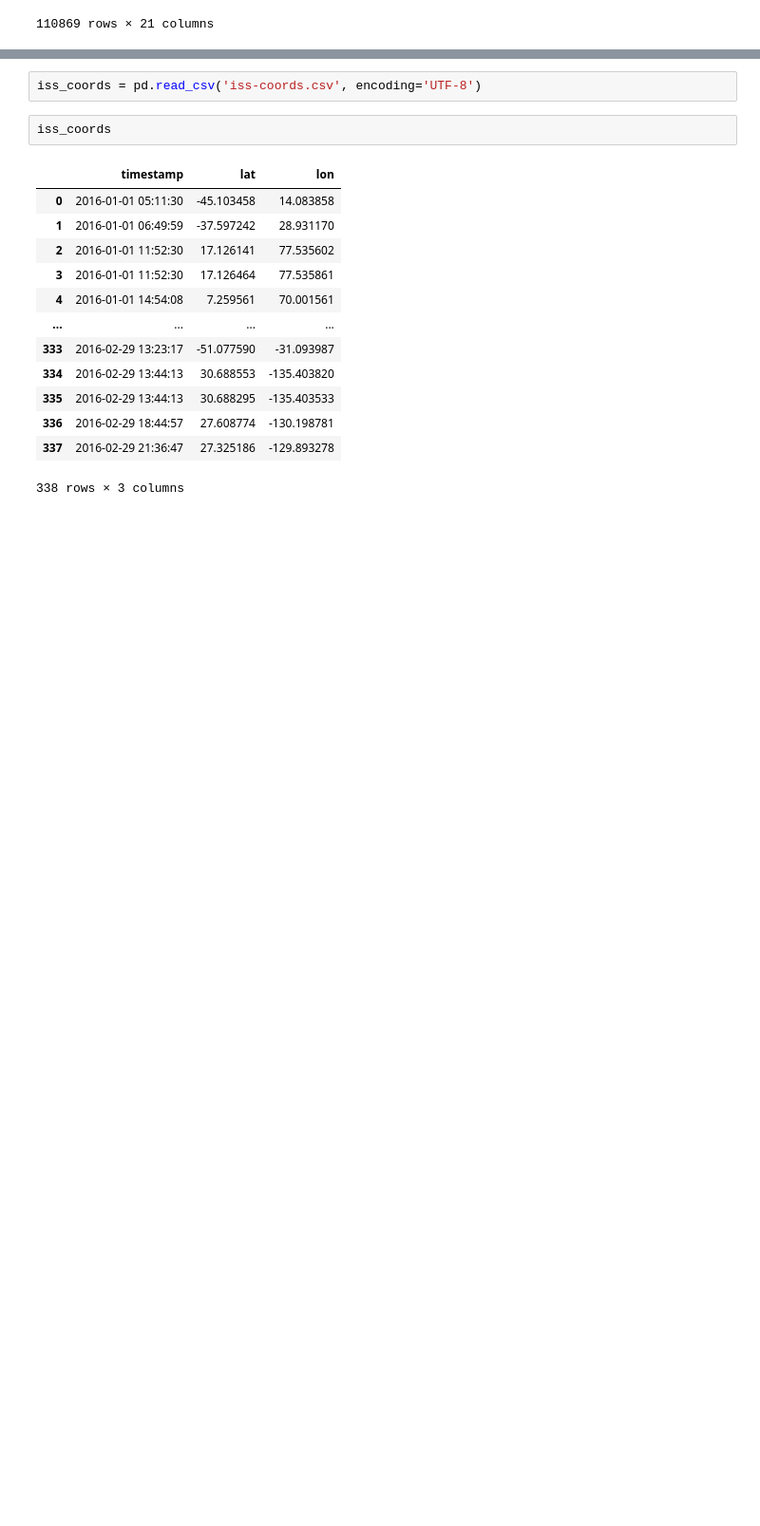
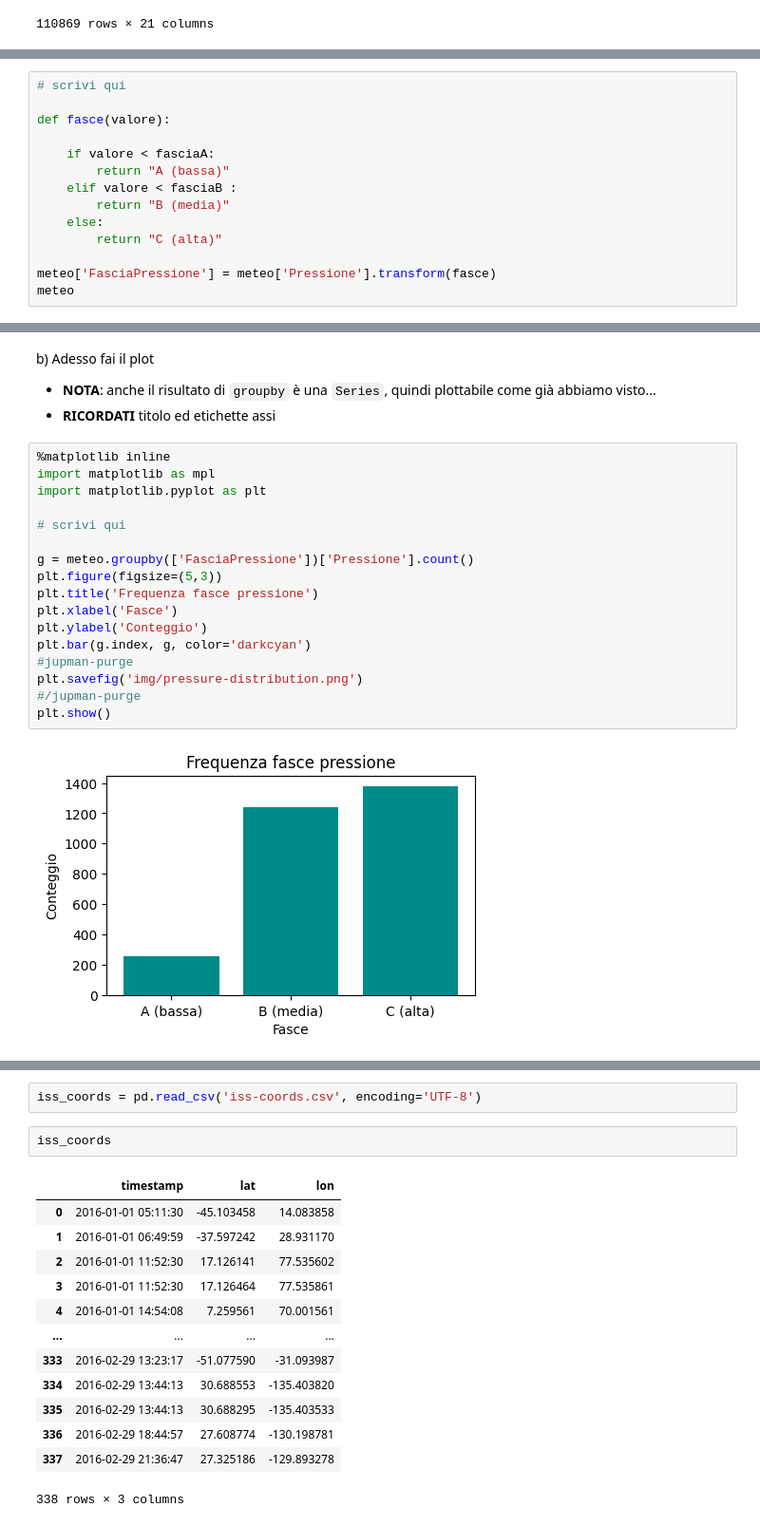
Before and after one commit to DavidLeoni/softpython-it, a Jupyter notebook: pandas/pandas2-advanced-sol.ipynb, the cells around one changed output, grey strips where cells are left out. Shown at 95% size. Drawn from its saved outputs; the diff is of its cells as text; blank space fills up the shorter version.

```diff
--- a/pandas/pandas2-advanced-sol.ipynb
+++ b/pandas/pandas2-advanced-sol.ipynb
@@ -227,0 +280,14 @@ Calcola la temperatura media giornaliera per ciascun giorno, e mostrala nel plot
+# %%
+# scrivi qui
+
+def fasce(valore):
+
+    if valore < fasciaA:
+        return "A (bassa)"
+    elif valore < fasciaB :
+        return "B (media)"
+    else:
+        return "C (alta)"
+
+meteo['FasciaPressione'] = meteo['Pressione'].transform(fasce)
+meteo
@@ -227,0 +325,24 @@ Calcola la temperatura media giornaliera per ciascun giorno, e mostrala nel plot
+# %% [markdown]
+b) Adesso fai il plot
+
+- **NOTA**: anche il risultato di `groupby` è una `Series`, quindi plottabile come già abbiamo visto...
+- **RICORDATI** titolo ed etichette assi
+# %%
+%matplotlib inline
+import matplotlib as mpl
+import matplotlib.pyplot as plt
+
+# scrivi qui
+
+g = meteo.groupby(['FasciaPressione'])['Pressione'].count()
+plt.figure(figsize=(5,3))
+plt.title('Frequenza fasce pressione')
+plt.xlabel('Fasce')
+plt.ylabel('Conteggio')
+plt.bar(g.index, g, color='darkcyan')
+#jupman-purge
+plt.savefig('img/pressure-distribution.png')
+#/jupman-purge
+plt.show()
+# %% [output]
+[figure, added]
```
Also changed, not shown: parts of 43 cells of this notebook, 6 other files.
